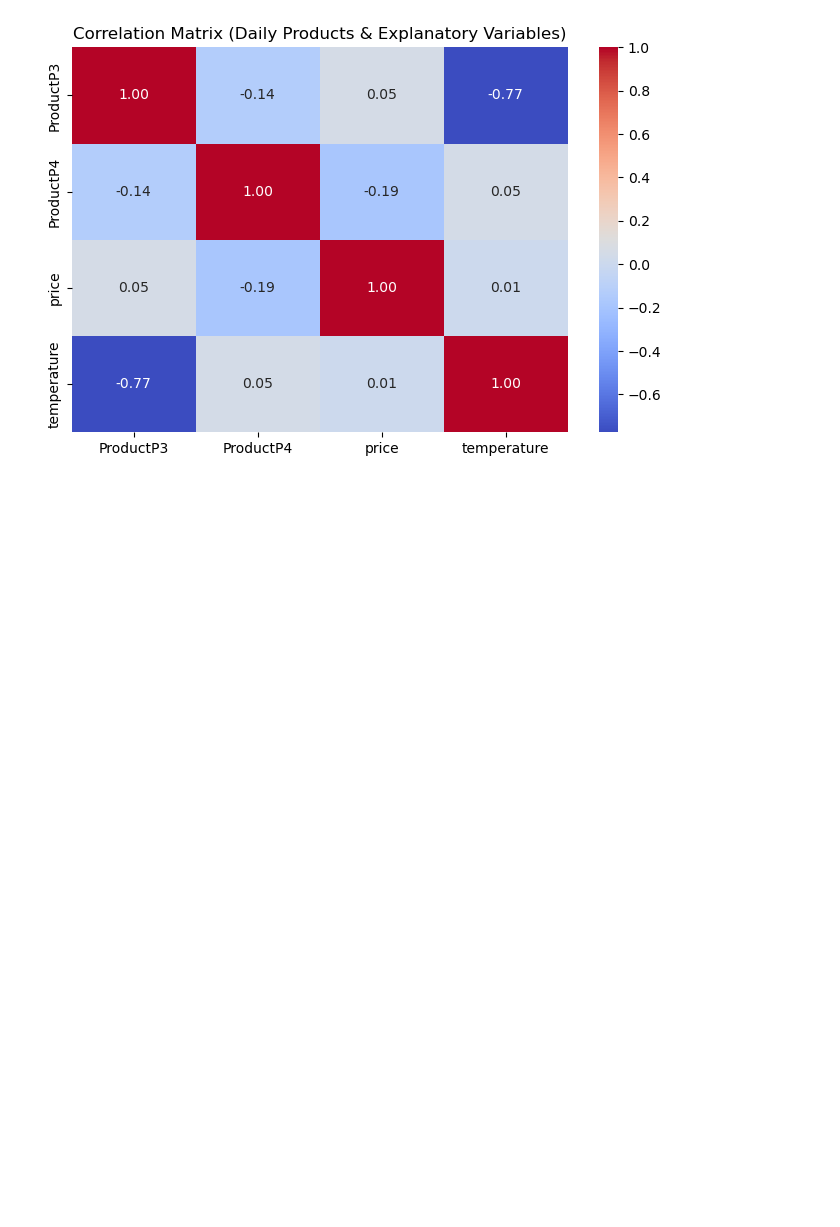
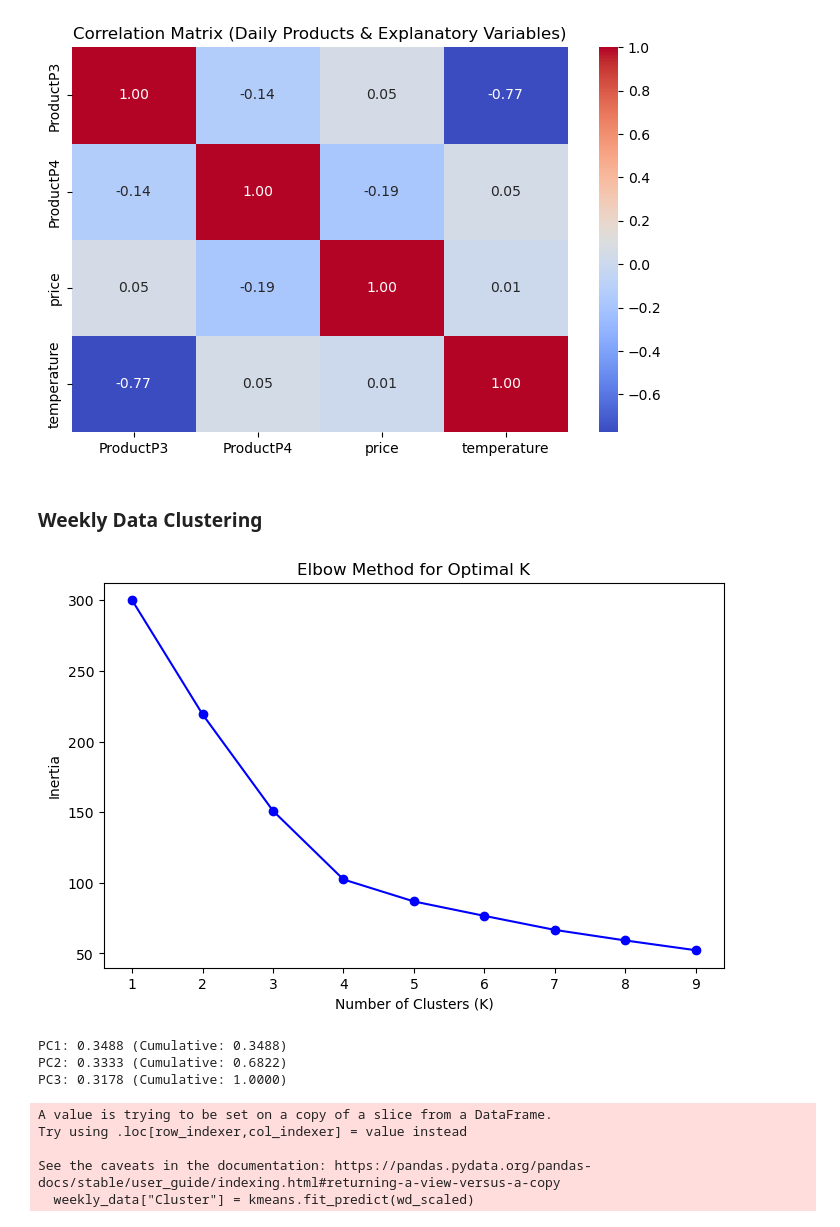
Before and after one commit to Suraj-st/PrinciplesOfDataScience_Group2, a Jupyter notebook: product_time_series_analysis.ipynb, the cells around one changed output. Cells and saved outputs as stored; diff of their text form; code cells hidden in the pictures; blank space fills up the shorter version.

```diff
--- a/product_time_series_analysis.ipynb
+++ b/product_time_series_analysis.ipynb
@@ -202,3 +207,61 @@ plt.title("Correlation Matrix (Daily Products & Explanatory Variables)")
 plt.show()
 # %% [output]
 [figure]
+# %% [markdown]
+### Weekly Data Clustering
+# %%
+# Standardize the data
+scaler = StandardScaler()
+wd_scaled = scaler.fit_transform(weekly_data[["ProductP1", "ProductP2", "ProductP5"]])
+# %%
+from sklearn.preprocessing import StandardScaler
+from sklearn.cluster import KMeans
+from scipy.spatial.distance import cdist
+import numpy as np
+
+# Determine the optimal number of clusters using the Elbow Method
+inertia = []
+K = range(1, 10)
+
+for k in K:
+    kmeans = KMeans(n_clusters=k, random_state=42, n_init=10)
+    kmeans.fit(wd_scaled)
+    inertia.append(kmeans.inertia_)
+
+# Plot the Elbow curve
+plt.figure(figsize=(8, 5))
+plt.plot(K, inertia, 'bo-')
+plt.xlabel("Number of Clusters (K)")
+plt.ylabel("Inertia")
+plt.title("Elbow Method for Optimal K")
+plt.show()
+# %% [output]
+[figure, added]
+# %%
+# Apply PCA with all components
+pca = PCA(n_components=3)
+X_pca = pca.fit_transform(wd_scaled)
+
+# Get explained variance ratio
+explained_variance_ratio = pca.explained_variance_ratio_
+cumulative_variance = np.cumsum(explained_variance_ratio)
+
+for i, (var, cum_var) in enumerate(zip(explained_variance_ratio, cumulative_variance), 1):
+    print(f"PC{i}: {var:.4f} (Cumulative: {cum_var:.4f})")
+# %% [output]
+PC1: 0.3488 (Cumulative: 0.3488)
+PC2: 0.3333 (Cumulative: 0.6822)
+PC3: 0.3178 (Cumulative: 1.0000)
+# %%
+# Choose the optimal number of clusters (based on the Elbow method)
+optimal_k = 4
+
+# Apply K-Means clustering
+kmeans = KMeans(n_clusters=optimal_k, random_state=42, n_init=10)
+weekly_data["Cluster"] = kmeans.fit_predict(wd_scaled)
+# %% [output]
+A value is trying to be set on a copy of a slice from a DataFrame.
+Try using .loc[row_indexer,col_indexer] = value instead
+
+See the caveats in the documentation: https://pandas.pydata.org/pandas-docs/stable/user_guide/indexing.html#returning-a-view-versus-a-copy
+  weekly_data["Cluster"] = kmeans.fit_predict(wd_scaled)
```
Also changed, not shown: parts of 14 cells of this notebook.
